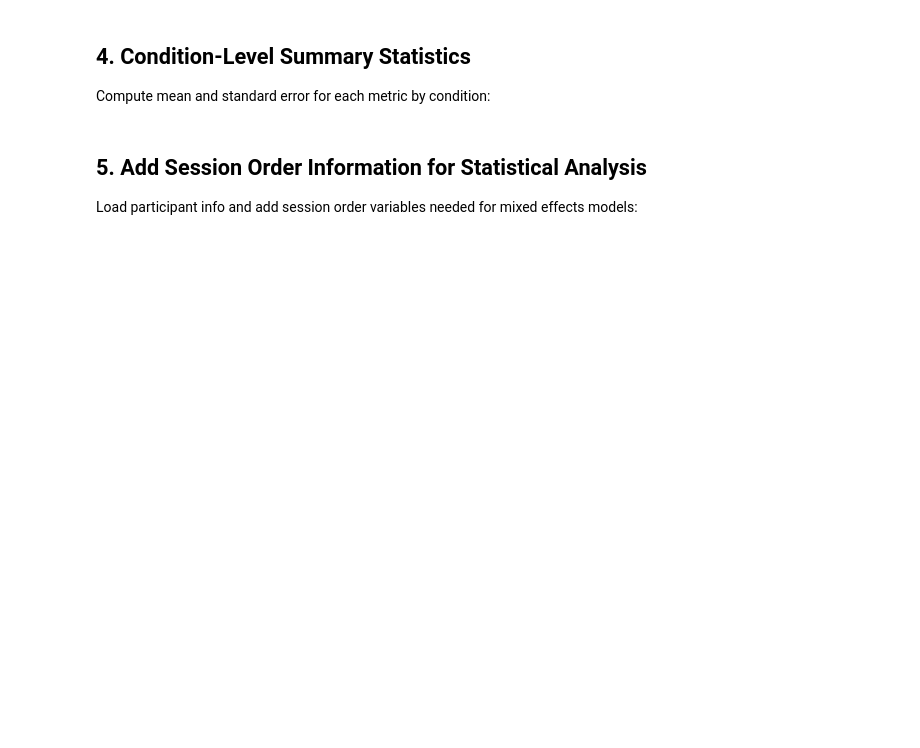
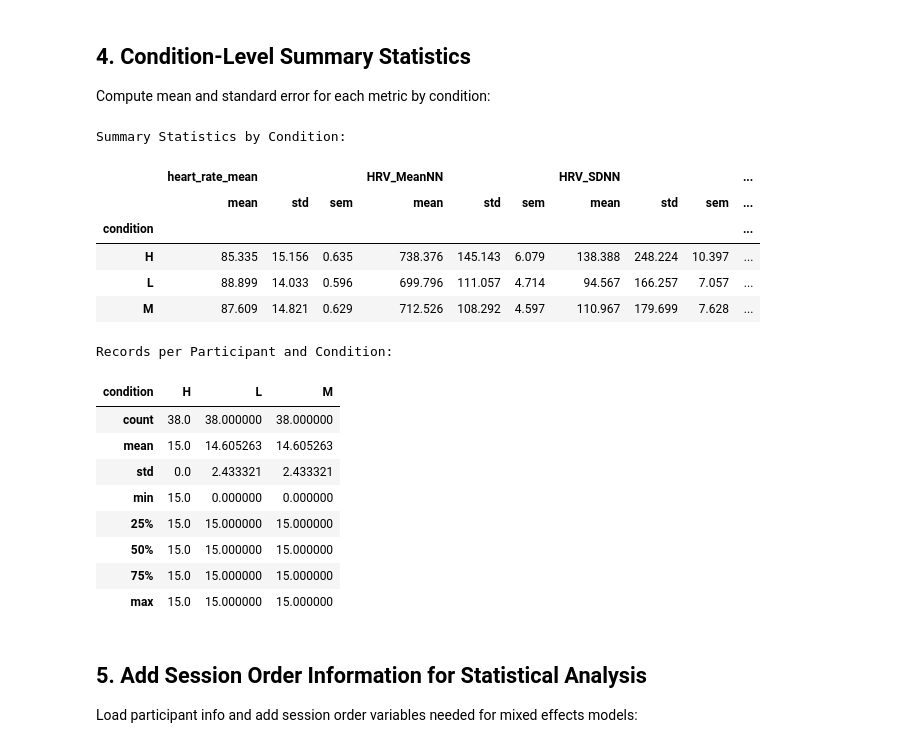
Before and after one commit to MInD-Laboratory/MATB-Workload-Classification-Facial-Pose-Data, a Jupyter notebook: ecg/ecg_analysis.ipynb, the cells around one changed output. Cells and saved outputs as stored; diff of their text form; code cells hidden in the pictures; blank space fills up the shorter version.

```diff
--- a/ecg/ecg_analysis.ipynb
+++ b/ecg/ecg_analysis.ipynb
@@ -71,29 +115,48 @@ Compute mean and standard error for each metric by condition:
 # %%
 # Compute summary statistics by condition for key HRV features
 summary_features = {
+    'heart_rate_mean': ['mean', 'std', 'sem'],
     'HRV_MeanNN': ['mean', 'std', 'sem'],
     'HRV_SDNN': ['mean', 'std', 'sem'],
     'HRV_RMSSD': ['mean', 'std', 'sem'],
     'HRV_pNN50': ['mean', 'std', 'sem'],
     'HRV_LF': ['mean', 'std', 'sem'],
     'HRV_HF': ['mean', 'std', 'sem'],
     'HRV_LFHF': ['mean', 'std', 'sem'],
     'HRV_SD1': ['mean', 'std', 'sem'],
     'HRV_SD2': ['mean', 'std', 'sem']
 }
 
 # Filter to features that exist
 summary_features = {k: v for k, v in summary_features.items() if k in all_features_df.columns}
 
 summary_stats = all_features_df.groupby('condition').agg(summary_features).round(3)
 
 print("Summary Statistics by Condition:")
 display(summary_stats)
 
 # Also show counts by participant and condition
 print("\nRecords per Participant and Condition:")
 record_counts = all_features_df.groupby(['participant', 'condition']).size().unstack(fill_value=0)
 display(record_counts.describe())
+# %% [output]
+Summary Statistics by Condition:
+|  | heart_rate_mean |  |  | HRV_MeanNN |  |  | HRV_SDNN |  |  | ... |
+|  | mean | std | sem | mean | std | sem | mean | std | sem | ... |
+| condition |  |  |  |  |  |  |  |  |  | ... |
+| H | 85.335 | 15.156 | 0.635 | 738.376 | 145.143 | 6.079 | 138.388 | 248.224 | 10.397 | ... |
+| L | 88.899 | 14.033 | 0.596 | 699.796 | 111.057 | 4.714 | 94.567 | 166.257 | 7.057 | ... |
+| M | 87.609 | 14.821 | 0.629 | 712.526 | 108.292 | 4.597 | 110.967 | 179.699 | 7.628 | ... |
+Records per Participant and Condition:
+| condition | H | L | M |
+| count | 38.0 | 38.000000 | 38.000000 |
+| mean | 15.0 | 14.605263 | 14.605263 |
+| std | 0.0 | 2.433321 | 2.433321 |
+| min | 15.0 | 0.000000 | 0.000000 |
+| 25% | 15.0 | 15.000000 | 15.000000 |
+| 50% | 15.0 | 15.000000 | 15.000000 |
+| 75% | 15.0 | 15.000000 | 15.000000 |
+| max | 15.0 | 15.000000 | 15.000000 |
 # %% [markdown]
 ## 5. Add Session Order Information for Statistical Analysis
 
```
Also changed, not shown: parts of 6 cells of this notebook, 20 other files.
